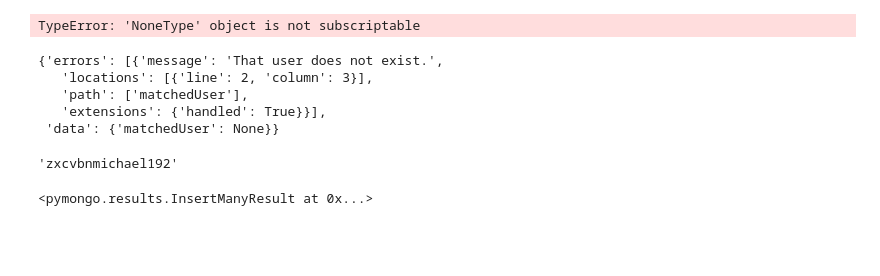
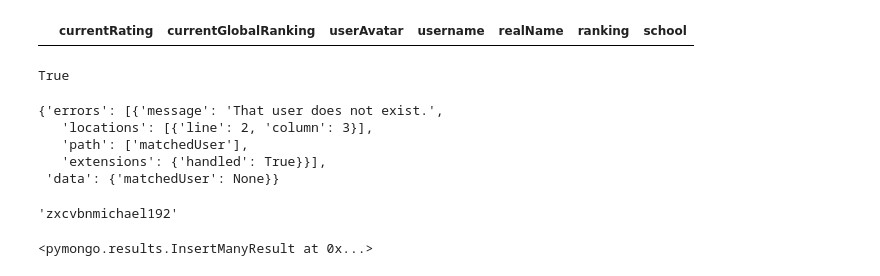
Before and after one commit to chienhsiang-hung/LC-TW-Board, a Jupyter notebook: test.ipynb, the cells around one changed output. Drawn from its saved outputs; the diff is of its cells as text; code cells hidden in the pictures; blank space fills up the shorter version.

Commit message:
try to catch no reponse

```diff
--- a/test.ipynb
+++ b/test.ipynb
@@ -1,51 +1,62 @@
 # %%
-import requests
+import requests, time
 import pandas as pd
 from tqdm import tqdm
 
 ranking_DF = pd.DataFrame(columns=['currentRating', 'currentGlobalRanking', 'userAvatar', 'username', 'realName', 'ranking', 'school'])
 currentRating=[]; currentGlobalRanking=[]; userAvatar=[]; username=[]; realName=[]; ranking=[]; school=[]
-for i in tqdm(range(293,295)):
-    # POST for ranking data for the page
+for i in tqdm(range(779,783)):
+    # POST for ranking data of the page
     graphql_ranking = requests.post(
         'https://leetcode.com/graphql/',
         json = {"query": "{\n  globalRanking(page: "+str(i+1)+") {\n    totalUsers\n    userPerPage\n    myRank {\n      ranking\n      currentGlobalRanking\n      currentRating\n      dataRegion\n      user {\n        nameColor\n        activeBadge {\n          displayName\n          icon\n          __typename\n        }\n        __typename\n      }\n      __typename\n    }\n    rankingNodes {\n      ranking\n      currentRating\n      currentGlobalRanking\n      dataRegion\n      user {\n        username\n        nameColor\n        activeBadge {\n          displayName\n          icon\n          __typename\n        }\n        profile {\n          userAvatar\n          countryCode\n          countryName\n          realName\n          __typename\n        }\n        __typename\n      }\n      __typename\n    }\n    __typename\n  }\n}\n"}
     )
+    # try to catch no reponse
+    retry = 0
+    while graphql_ranking.status_code != 200 and retry < 4:
+        time.sleep(60)
+        graphql_ranking = requests.post(
+            'https://leetcode.com/graphql/',
+            json = {"query": "{\n  globalRanking(page: "+str(i+1)+") {\n    totalUsers\n    userPerPage\n    myRank {\n      ranking\n      currentGlobalRanking\n      currentRating\n      dataRegion\n      user {\n        nameColor\n        activeBadge {\n          displayName\n          icon\n          __typename\n        }\n        __typename\n      }\n      __typename\n    }\n    rankingNodes {\n      ranking\n      currentRating\n      currentGlobalRanking\n      dataRegion\n      user {\n        username\n        nameColor\n        activeBadge {\n          displayName\n          icon\n          __typename\n        }\n        profile {\n          userAvatar\n          countryCode\n          countryName\n          realName\n          __typename\n        }\n        __typename\n      }\n      __typename\n    }\n    __typename\n  }\n}\n"}
+        )
+        retry += 1
+    if retry == 4: continue
+
 
     for rankingNode in graphql_ranking.json()['data']['globalRanking']['rankingNodes']:
         if rankingNode['user']['profile']['countryCode'] == 'TW':
-            # POST for user data for the username
+            # POST for user data of the username
             graphql_user = requests.post(
                 'https://leetcode.com/graphql/',
                 json = {
                     "query": "query userPublicProfile($username: String!) {\n  matchedUser(username: $username) {\n    contestBadge {\n      name\n      expired\n      hoverText\n      icon\n    }\n    username\n    githubUrl\n    twitterUrl\n    linkedinUrl\n    profile {\n      ranking\n      userAvatar\n      realName\n      aboutMe\n      school\n      websites\n      countryName\n      company\n      jobTitle\n      skillTags\n      postViewCount\n      postViewCountDiff\n      reputation\n      reputationDiff\n      solutionCount\n      solutionCountDiff\n      categoryDiscussCount\n      categoryDiscussCountDiff\n    }\n  }\n}\n    ",
                     "variables": {"username": rankingNode['user']['username']}
                 }
             )
 
             currentRating.append(rankingNode['currentRating'])
             currentGlobalRanking.append(rankingNode['currentGlobalRanking'])
             userAvatar.append(rankingNode['user']['profile']['userAvatar'])
             username.append(rankingNode['user']['username'])
             realName.append(rankingNode['user']['profile']['realName'])
             ranking.append(
                 # handle 'That user does not exist.'
                 graphql_user.json()['data']['matchedUser']['profile']['ranking'] if graphql_user.json()['data']['matchedUser'] else None
             )
             school.append(
                 graphql_user.json()['data']['matchedUser']['profile']['school'] if graphql_user.json()['data']['matchedUser'] else None
             )
 
 ranking_DF['currentRating'] = currentRating
 ranking_DF['currentGlobalRanking'] = currentGlobalRanking
 ranking_DF['userAvatar'] = userAvatar
 ranking_DF['username'] = username
 ranking_DF['realName'] = realName
 ranking_DF['ranking'] = ranking
 ranking_DF['school'] = school
 
 # ranking_DF.to_csv('test.csv', index=False, encoding='utf_8_sig')
 
 ranking_DF
 # %% [output]
-TypeError: 'NoneType' object is not subscriptable
+|  | currentRating | currentGlobalRanking | userAvatar | username | realName | ranking | school |
@@ -52,3 +66,7 @@ TypeError: 'NoneType' object is not subscriptable
+# %%
+graphql_ranking.status_code == 200
+# %% [output]
+True
 # %%
 graphql_user.json()
 # %% [output]
```
Also changed, not shown: parts of 1 cell of this notebook, 1 other file.
